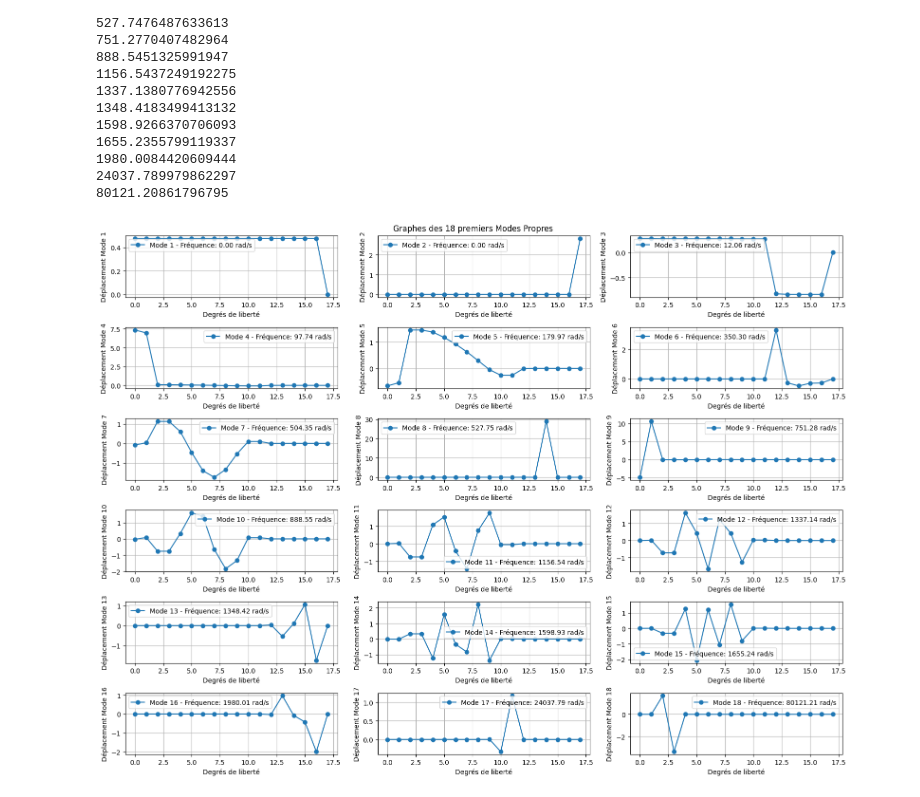
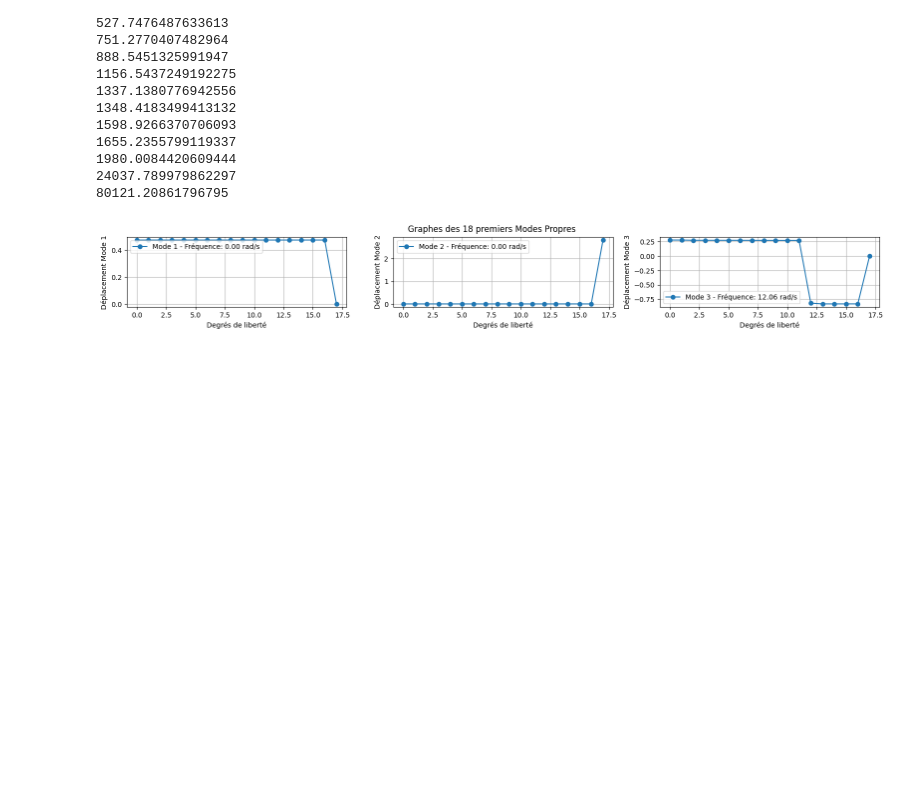
Before and after one commit to Clotilde636/Projet_CSV, a Jupyter notebook: Projet.ipynb, the cells around one changed output. Cells and saved outputs as stored; diff of their text form; code cells hidden in the pictures; blank space fills up the shorter version.

```diff
--- a/Projet.ipynb
+++ b/Projet.ipynb
@@ -323,7 +323,7 @@ for i in range (0, len(A[0])):
 80121.20861796795
 # %%
 #DeformeeModale(J, K)
-tracerNModesPropres(J, K, 18)
+tracerNModesPropres(J, K, 3)
 # %% [output]
-[figure, old version]
+[figure, new version]
 # %%
```
Also changed, not shown: parts of 2 cells of this notebook.
